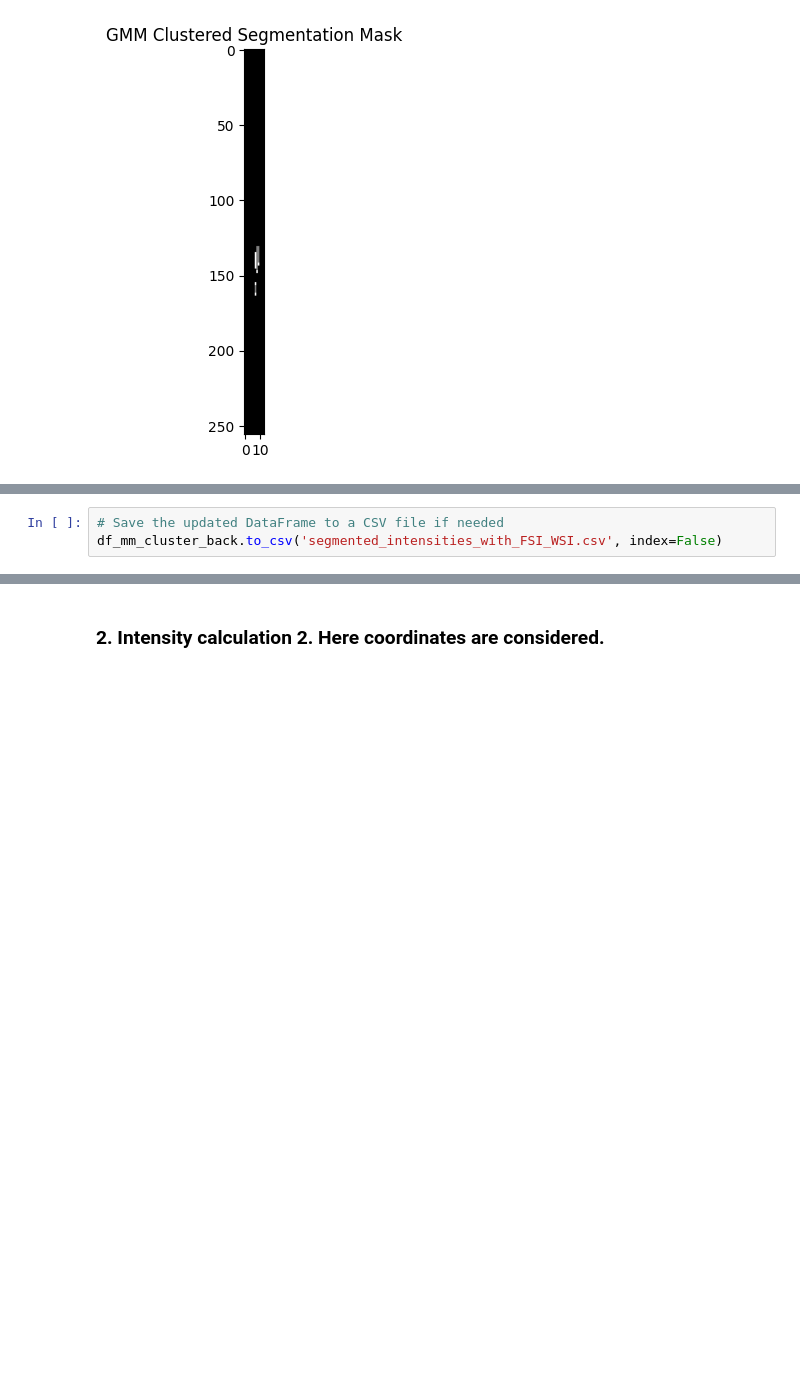
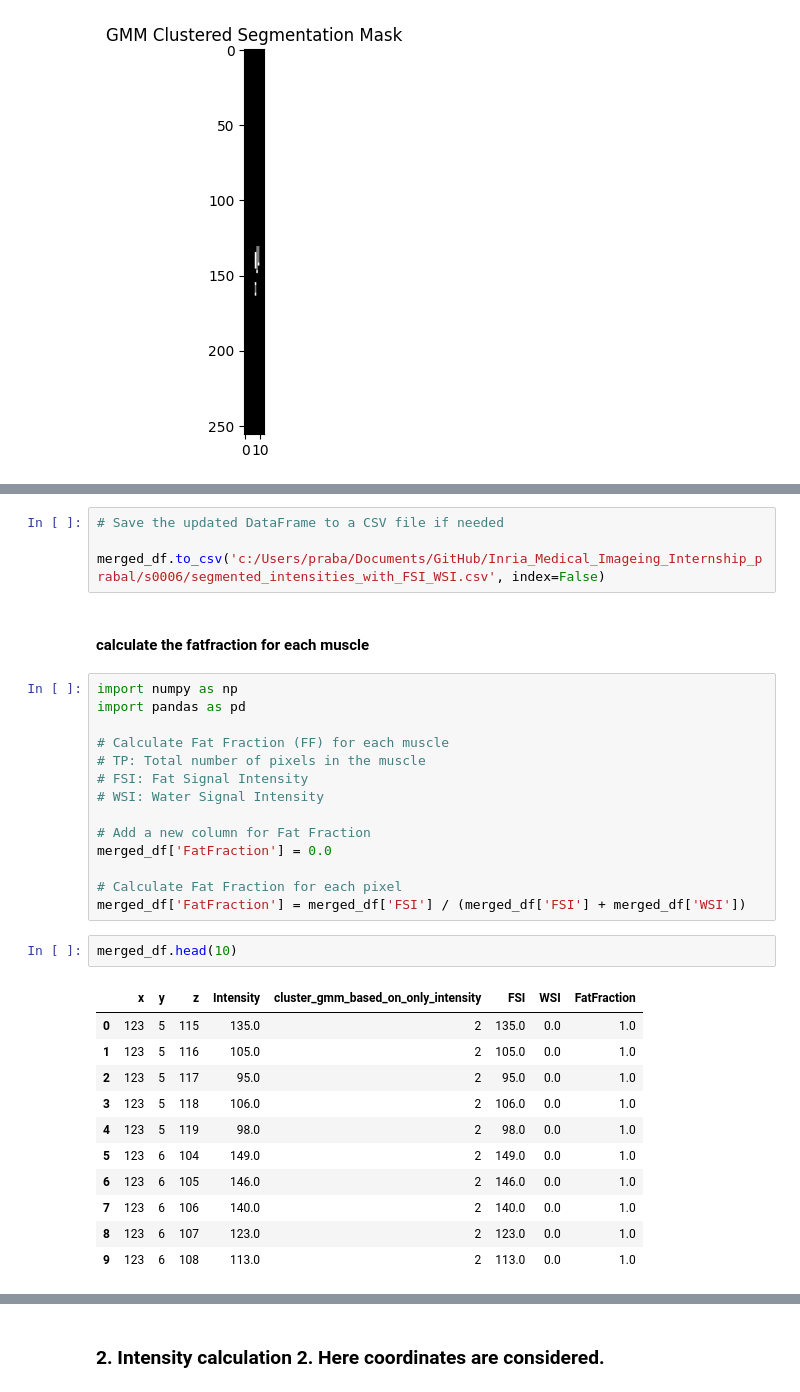
Before and after one commit to prabal5ghosh/Inria_Medical_Imageing_Internship_prabal, a Jupyter notebook: s0006/cluster_code/segmented_pixels_intensity_only_intensity.ipynb, the cells around one changed output, grey strips where cells are left out. Cells and saved outputs as stored; diff of their text form; blank space fills up the shorter version.

```diff
--- a/s0006/cluster_code/segmented_pixels_intensity_only_intensity.ipynb
+++ b/s0006/cluster_code/segmented_pixels_intensity_only_intensity.ipynb
@@ -912,4 +993,35 @@ print(merged_df[['x', 'y', 'z', 'Intensity', 'cluster_gmm_based_on_only_intensit
 4  123  5  119       98.0                                    2   98.0  0.0
 # %%
 # Save the updated DataFrame to a CSV file if needed
-df_mm_cluster_back.to_csv('segmented_intensities_with_FSI_WSI.csv', index=False)
+
+merged_df.to_csv('c:/Users/praba/Documents/GitHub/Inria_Medical_Imageing_Internship_prabal/s0006/segmented_intensities_with_FSI_WSI.csv', index=False)
+# %% [markdown]
+#### calculate the fatfraction for each muscle
+# %%
+import numpy as np
+import pandas as pd
+
+# Calculate Fat Fraction (FF) for each muscle
+# TP: Total number of pixels in the muscle
+# FSI: Fat Signal Intensity
+# WSI: Water Signal Intensity
+
+# Add a new column for Fat Fraction
+merged_df['FatFraction'] = 0.0
+
+# Calculate Fat Fraction for each pixel
+merged_df['FatFraction'] = merged_df['FSI'] / (merged_df['FSI'] + merged_df['WSI'])
+# %%
+merged_df.head(10)
+# %% [output]
+|  | x | y | z | Intensity | cluster_gmm_based_on_only_intensity | FSI | WSI | FatFraction |
+| 0 | 123 | 5 | 115 | 135.0 | 2 | 135.0 | 0.0 | 1.0 |
+| 1 | 123 | 5 | 116 | 105.0 | 2 | 105.0 | 0.0 | 1.0 |
+| 2 | 123 | 5 | 117 | 95.0 | 2 | 95.0 | 0.0 | 1.0 |
+| 3 | 123 | 5 | 118 | 106.0 | 2 | 106.0 | 0.0 | 1.0 |
+| 4 | 123 | 5 | 119 | 98.0 | 2 | 98.0 | 0.0 | 1.0 |
+| 5 | 123 | 6 | 104 | 149.0 | 2 | 149.0 | 0.0 | 1.0 |
+| 6 | 123 | 6 | 105 | 146.0 | 2 | 146.0 | 0.0 | 1.0 |
+| 7 | 123 | 6 | 106 | 140.0 | 2 | 140.0 | 0.0 | 1.0 |
+| 8 | 123 | 6 | 107 | 123.0 | 2 | 123.0 | 0.0 | 1.0 |
+| 9 | 123 | 6 | 108 | 113.0 | 2 | 113.0 | 0.0 | 1.0 |
```
Also changed, not shown: parts of 50 cells of this notebook, 4 other files.
